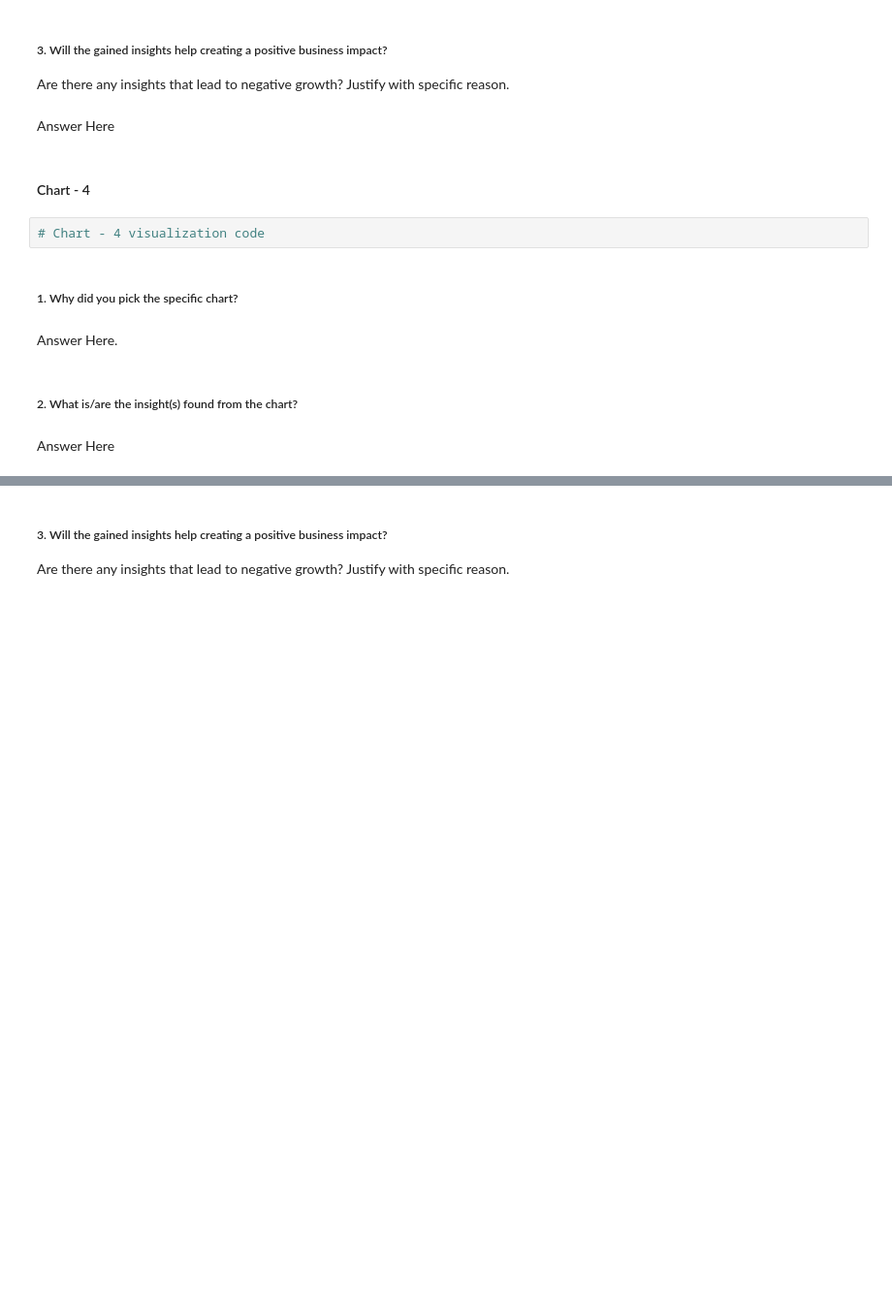
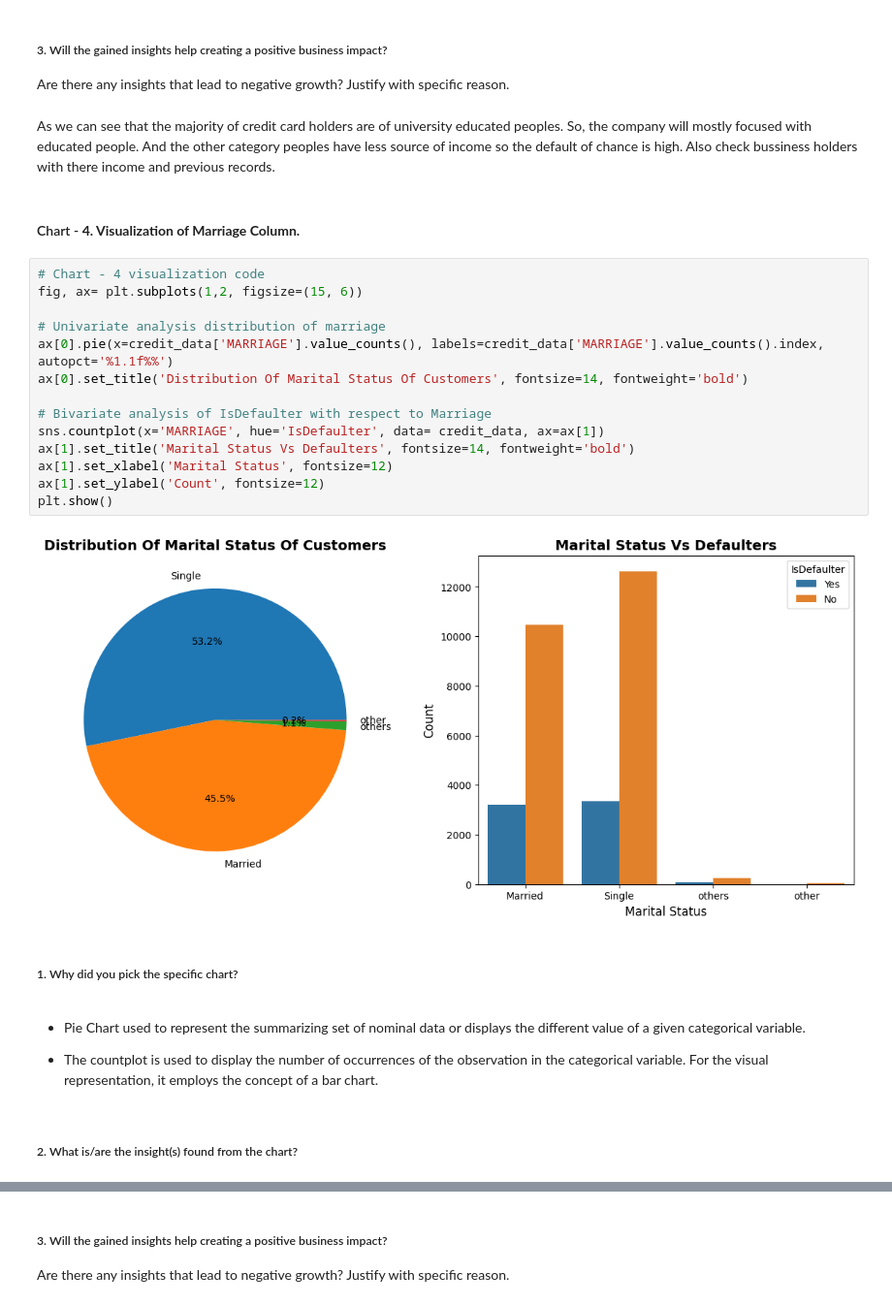
Before and after one commit to Mr-Himanshu123/Credit-Card-Default-Prediction, a Jupyter notebook: Credit_Card_Default_Prediction.ipynb, the cells around one changed output, grey strips where cells are left out. Shown at 97% size. Cells and saved outputs as stored; diff of their text form; blank space fills up the shorter version.

```diff
--- a/Credit_Card_Default_Prediction.ipynb
+++ b/Credit_Card_Default_Prediction.ipynb
@@ -391,17 +482,32 @@ Answer Here
 # %% [markdown]
 ##### 3. Will the gained insights help creating a positive business impact?
 Are there any insights that lead to negative growth? Justify with specific reason.
-# %% [markdown]
-Answer Here
+# %% [markdown]
+As we can see that the majority of credit card holders are of university educated peoples. So, the company will mostly focused with educated people. And the other category peoples have less source of income so the default of chance is high. Also check bussiness holders with there income and previous records.
 # %% [markdown]
-#### Chart - 4
+#### Chart - **4. Visualization of Marriage Column.**
-# %%
-# Chart - 4 visualization code
+# %%
+# Chart - 4 visualization code
+fig, ax= plt.subplots(1,2, figsize=(15, 6))
+
+# Univariate analysis distribution of marriage
+ax[0].pie(x=credit_data['MARRIAGE'].value_counts(), labels=credit_data['MARRIAGE'].value_counts().index, autopct='%1.1f%%')
+ax[0].set_title('Distribution Of Marital Status Of Customers', fontsize=14, fontweight='bold')
+
+# Bivariate analysis of IsDefaulter with respect to Marriage
+sns.countplot(x='MARRIAGE', hue='IsDefaulter', data= credit_data, ax=ax[1])
+ax[1].set_title('Marital Status Vs Defaulters', fontsize=14, fontweight='bold')
+ax[1].set_xlabel('Marital Status', fontsize=12)
+ax[1].set_ylabel('Count', fontsize=12)
+plt.show()
+# %% [output]
+[figure, added]
 # %% [markdown]
 ##### 1. Why did you pick the specific chart?
-# %% [markdown]
-Answer Here.
+# %% [markdown]
+* Pie Chart used to represent the summarizing set of nominal data or displays the different value of a given categorical variable.
+
+* The countplot is used to display the number of occurrences of the observation in the categorical variable.
+For the visual representation, it employs the concept of a bar chart.
 # %% [markdown]
 ##### 2. What is/are the insight(s) found from the chart?
-# %% [markdown]
-Answer Here
```
Also changed, not shown: parts of 38 cells of this notebook.
